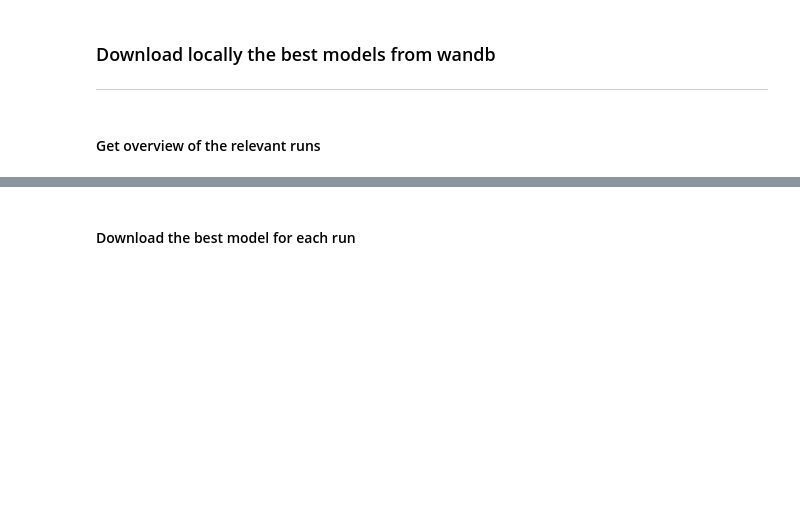
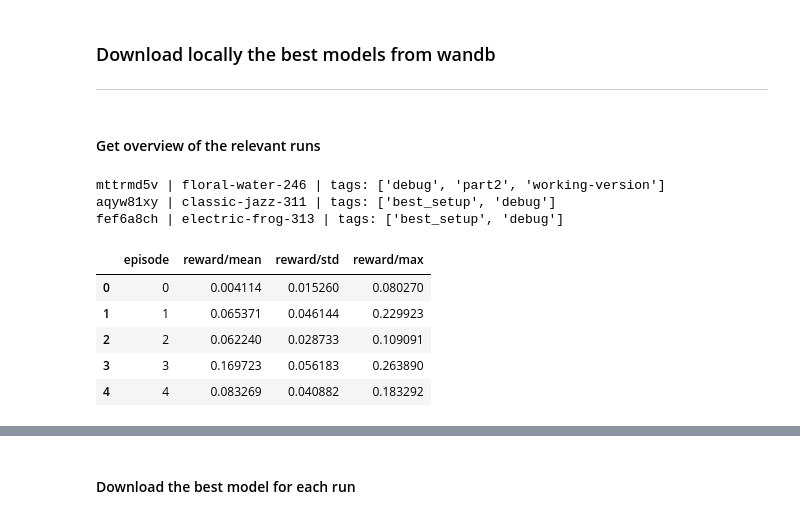
Before and after one commit to ludekcizinsky/rl-renaissance, a Jupyter notebook: notebooks/inference.ipynb, the cells around one changed output, grey strips where cells are left out. Saved outputs shown, nothing was run; the diff lists cells and outputs as text; code cells hidden in the pictures; blank space fills up the shorter version.

```diff
--- a/notebooks/inference.ipynb
+++ b/notebooks/inference.ipynb
@@ -24,7 +24,11 @@ api = wandb.Api()
 
 runs = api.runs("ludekcizinsky/rl-renaissance")
 
-tagged_runs = [run for run in runs if "dev" in run.tags]
+tagged_runs = [run for run in runs if "debug" in run.tags]
 
 for run in tagged_runs:
     print(f"{run.id} | {run.name} | tags: {run.tags}")
+# %% [output]
+mttrmd5v | floral-water-246 | tags: ['debug', 'part2', 'working-version']
+aqyw81xy | classic-jazz-311 | tags: ['best_setup', 'debug']
+fef6a8ch | electric-frog-313 | tags: ['best_setup', 'debug']
@@ -30,0 +50,16 @@ for run in tagged_runs:
+# %%
+df2 = run.history(keys=[
+    "reward/mean",
+    "reward/std",
+    "reward/max",
+], x_axis="episode", pandas=True, samples=100)
+df2.to_csv(f"{run.name}_reward_metrics.csv", index=False)
+# %%
+df2.head()
+# %% [output]
+|  | episode | reward/mean | reward/std | reward/max |
+| 0 | 0 | 0.004114 | 0.015260 | 0.080270 |
+| 1 | 1 | 0.065371 | 0.046144 | 0.229923 |
+| 2 | 2 | 0.062240 | 0.028733 | 0.109091 |
+| 3 | 3 | 0.169723 | 0.056183 | 0.263890 |
+| 4 | 4 | 0.083269 | 0.040882 | 0.183292 |
```
Also changed, not shown: parts of 3 cells of this notebook, 3 other files.
